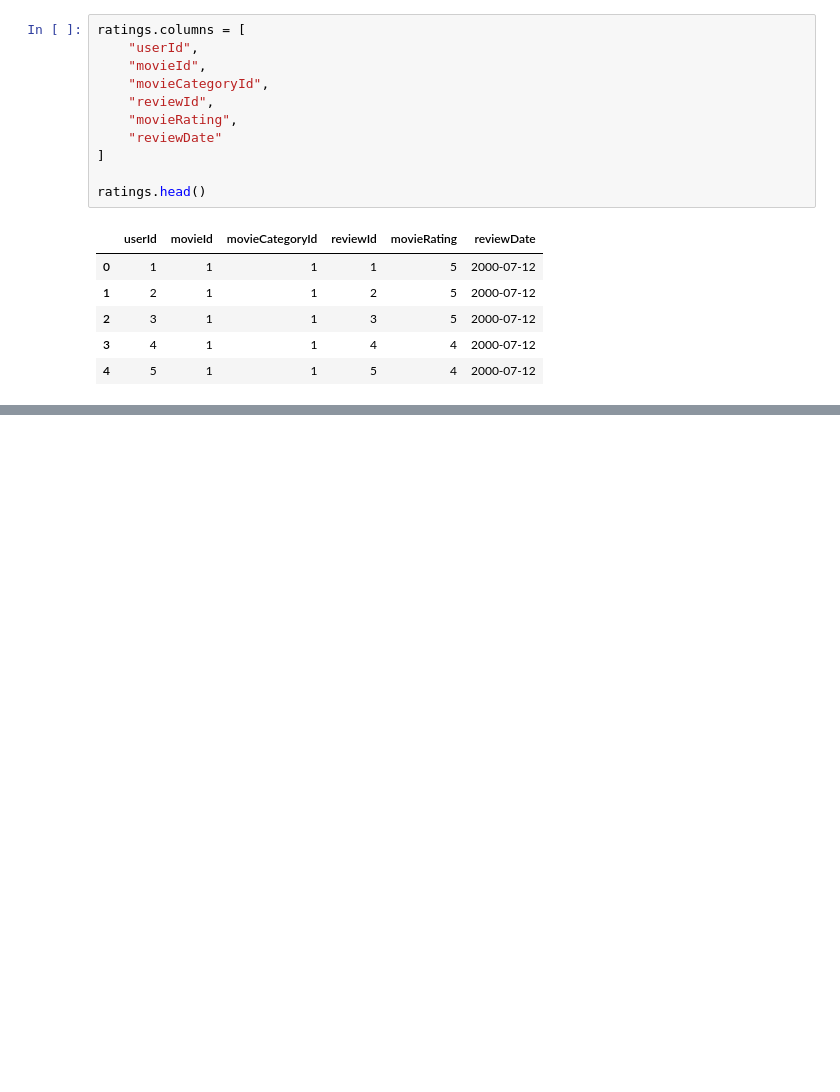
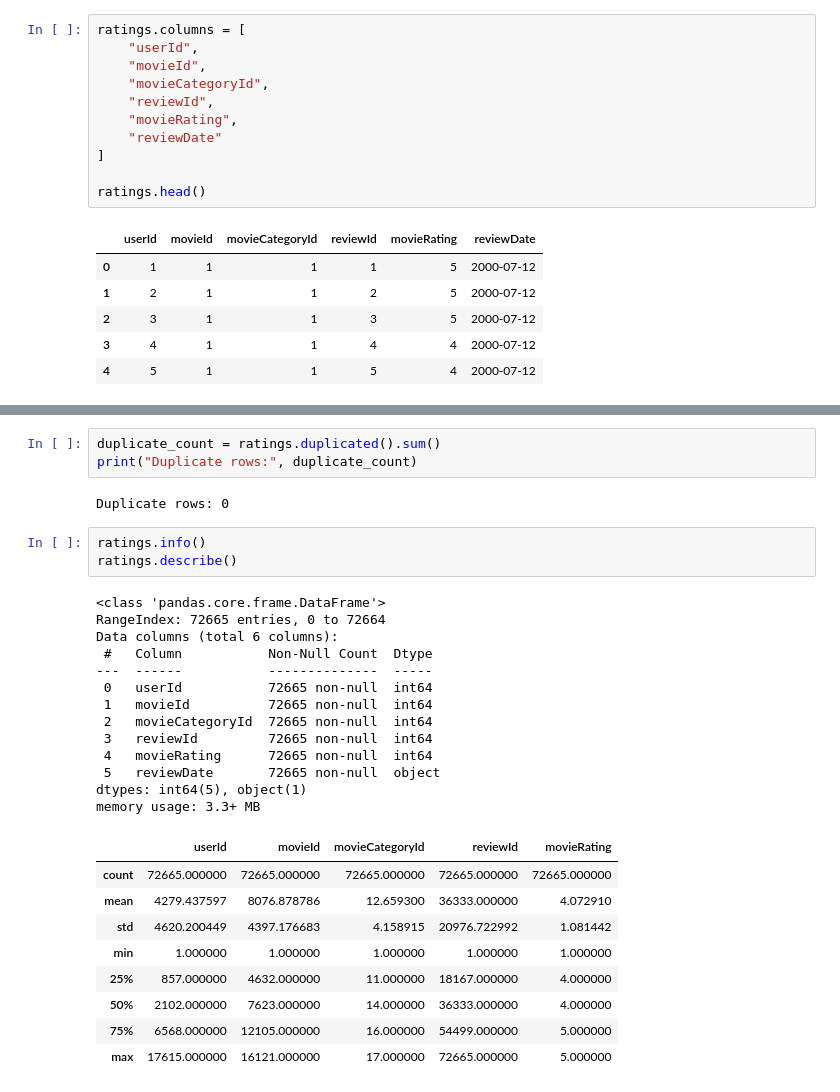
Before and after one commit to Angelique9227/movie-rec-syst, a Jupyter notebook: notebooks/analysis.ipynb, the cells around one changed output, grey strips where cells are left out. Drawn from its saved outputs; the diff is of its cells as text; blank space fills up the shorter version.

```diff
--- a/notebooks/analysis.ipynb
+++ b/notebooks/analysis.ipynb
@@ -30,0 +88,31 @@ print(ratings.columns)
+# %%
+duplicate_count = ratings.duplicated().sum()
+print("Duplicate rows:", duplicate_count)
+# %% [output]
+Duplicate rows: 0
+# %%
+ratings.info()
+ratings.describe()
+# %% [output]
+<class 'pandas.core.frame.DataFrame'>
+RangeIndex: 72665 entries, 0 to 72664
+Data columns (total 6 columns):
+ #   Column           Non-Null Count  Dtype
+---  ------           --------------  -----
+ 0   userId           72665 non-null  int64
+ 1   movieId          72665 non-null  int64
+ 2   movieCategoryId  72665 non-null  int64
+ 3   reviewId         72665 non-null  int64
+ 4   movieRating      72665 non-null  int64
+ 5   reviewDate       72665 non-null  object
+dtypes: int64(5), object(1)
+memory usage: 3.3+ MB
+|  | userId | movieId | movieCategoryId | reviewId | movieRating |
+| count | 72665.000000 | 72665.000000 | 72665.000000 | 72665.000000 | 72665.000000 |
+| mean | 4279.437597 | 8076.878786 | 12.659300 | 36333.000000 | 4.072910 |
+| std | 4620.200449 | 4397.176683 | 4.158915 | 20976.722992 | 1.081442 |
+| min | 1.000000 | 1.000000 | 1.000000 | 1.000000 | 1.000000 |
+| 25% | 857.000000 | 4632.000000 | 11.000000 | 18167.000000 | 4.000000 |
+| 50% | 2102.000000 | 7623.000000 | 14.000000 | 36333.000000 | 4.000000 |
+| 75% | 6568.000000 | 12105.000000 | 16.000000 | 54499.000000 | 5.000000 |
+| max | 17615.000000 | 16121.000000 | 17.000000 | 72665.000000 | 5.000000 |
```
Also changed, not shown: parts of 7 cells of this notebook, 1 other file.
